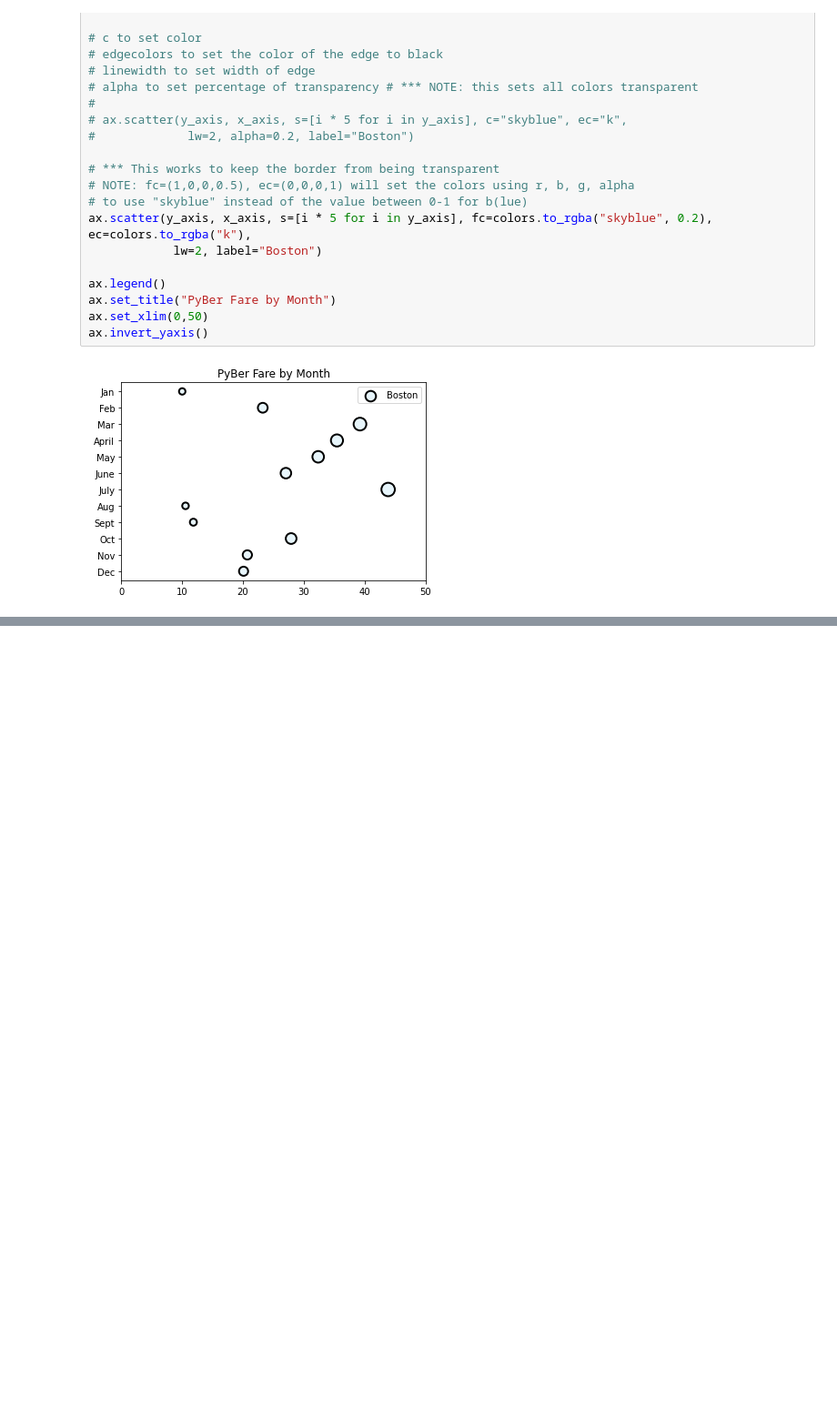
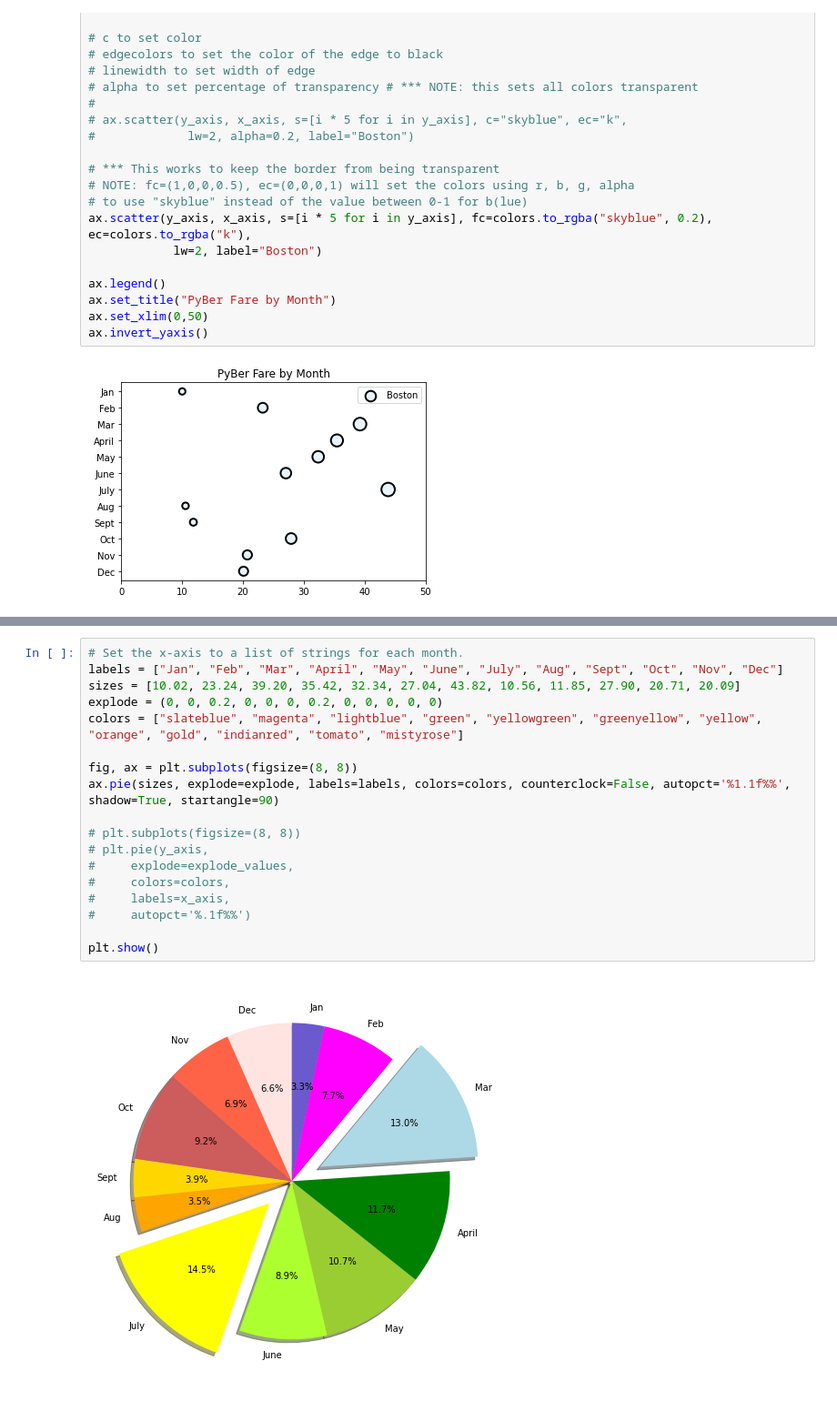
Before and after one commit to stefcenti2022/PyBer_Analysis, a Jupyter notebook: matplotlib_practice.ipynb, the cells around one changed output, grey strips where cells are left out. Shown at 91% size. Saved outputs shown, nothing was run; the diff lists cells and outputs as text; blank space fills up the shorter version.

```diff
--- a/matplotlib_practice.ipynb
+++ b/matplotlib_practice.ipynb
@@ -224,0 +268,20 @@ ax.invert_yaxis()
+# %%
+# Set the x-axis to a list of strings for each month.
+labels = ["Jan", "Feb", "Mar", "April", "May", "June", "July", "Aug", "Sept", "Oct", "Nov", "Dec"]
+sizes = [10.02, 23.24, 39.20, 35.42, 32.34, 27.04, 43.82, 10.56, 11.85, 27.90, 20.71, 20.09]
+explode = (0, 0, 0.2, 0, 0, 0, 0.2, 0, 0, 0, 0, 0)
+colors = ["slateblue", "magenta", "lightblue", "green", "yellowgreen", "greenyellow", "yellow", "orange", "gold", "indianred", "tomato", "mistyrose"]
+
+fig, ax = plt.subplots(figsize=(8, 8))
+ax.pie(sizes, explode=explode, labels=labels, colors=colors, counterclock=False, autopct='%1.1f%%', shadow=True, startangle=90)
+
+# plt.subplots(figsize=(8, 8))
+# plt.pie(y_axis,
+#     explode=explode_values,
+#     colors=colors,
+#     labels=x_axis,
+#     autopct='%.1f%%')
+
+plt.show()
+# %% [output]
+[figure, added]
```
Also changed, not shown: parts of 4 cells of this notebook, 3 other files.
